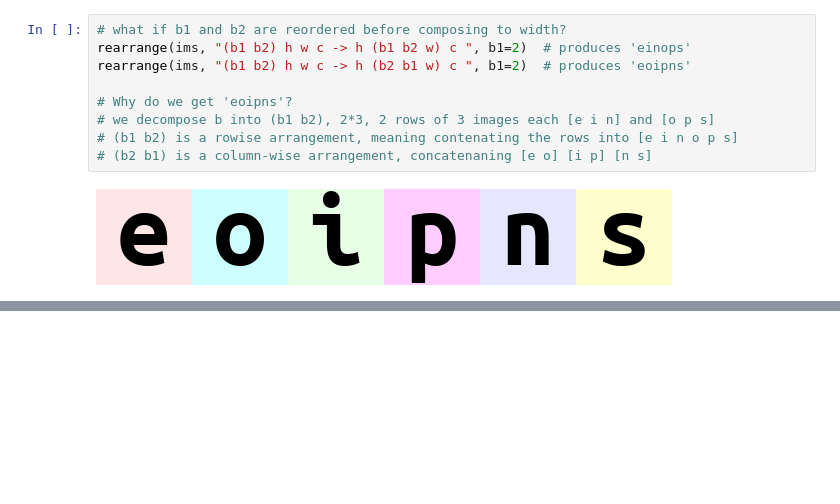
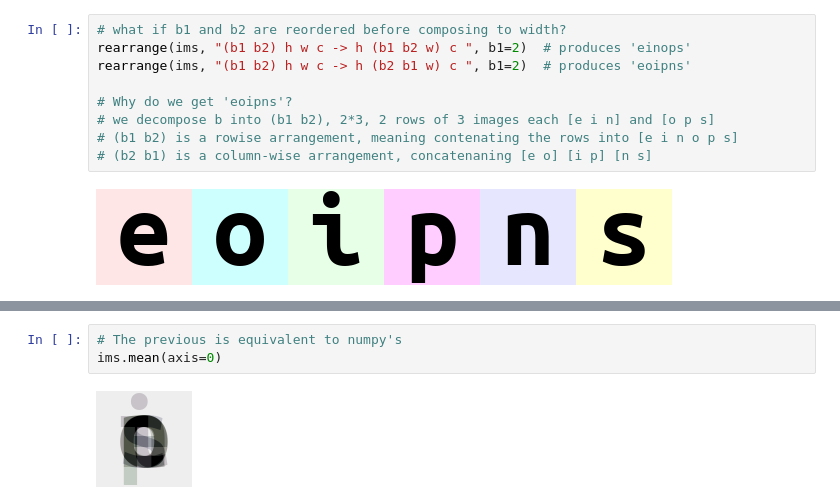
Before and after one commit to habbes/learn-einops, a Jupyter notebook: 01-basics.ipynb, the cells around one changed output, grey strips where cells are left out. Cells and saved outputs as stored; diff of their text form; blank space fills up the shorter version.

```diff
--- a/01-basics.ipynb
+++ b/01-basics.ipynb
@@ -308,0 +320,5 @@ rearrange(ims, "(b1 b2) h w c -> h (b2 b1 w) c ", b1=2)  # produces 'eoipns'
+# %%
+# The previous is equivalent to numpy's
+ims.mean(axis=0)
+# %% [output]
+[figure, added]
```
Also changed, not shown: parts of 8 cells of this notebook.
